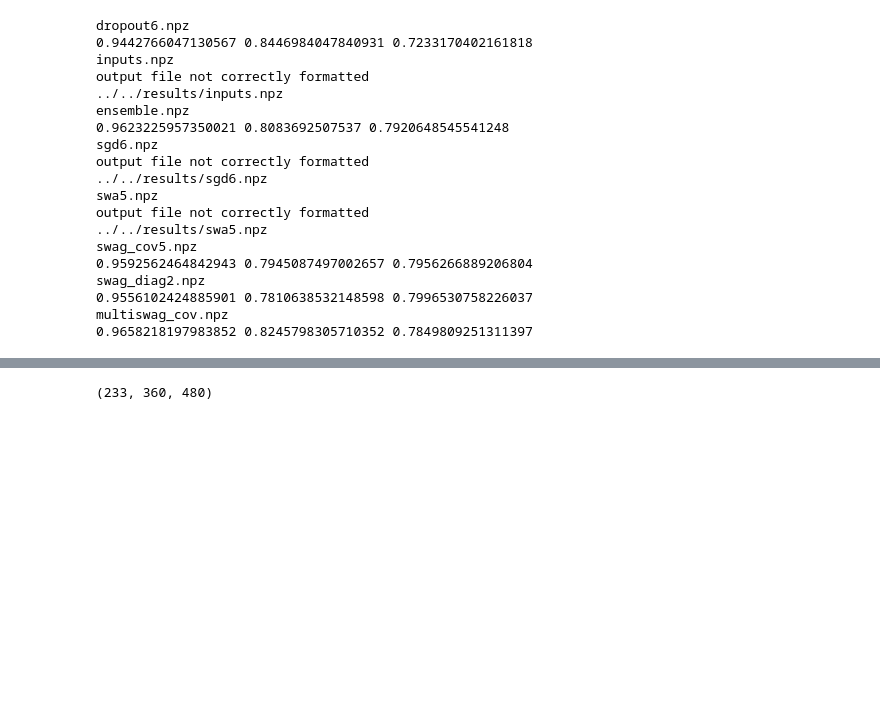
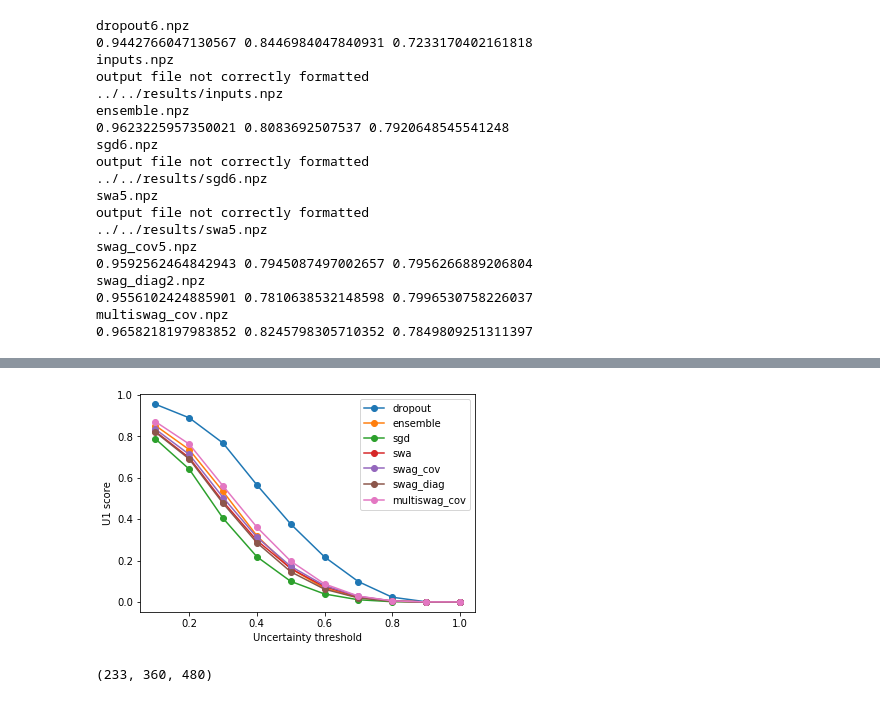
Before and after one commit to QianqianF/BayesSegmentation, a Jupyter notebook: experiments/segmentation/uncertainty_result.ipynb, the cells around one changed output, grey strips where cells are left out. Drawn from its saved outputs; the diff is of its cells as text; code cells hidden in the pictures; blank space fills up the shorter version.

```diff
--- a/experiments/segmentation/uncertainty_result.ipynb
+++ b/experiments/segmentation/uncertainty_result.ipynb
@@ -352 +359,19 @@ plt.show()
+# %%
+%matplotlib inline
+for model in res_dict:
+    if model[-5] in ['6', '5', '2']:
+        label = model[:-5]
+    else:
+        label = model[:-4]
+
+    u1 = 2 * np.multiply(res_dict[model]['cert'][0], res_dict[model]['cert'][1])/(res_dict[model]['cert'][0] + res_dict[model]['cert'][1])
+    plt.plot(np.arange(0,1.1,0.1), u1, label=label, marker='o')
+
+plt.xlabel('Uncertainty threshold')
+plt.ylabel('U1 score')
+plt.legend()
+plt.savefig('figs/u1_cert_threshold.png')
+plt.show()
+# %% [output]
+[figure, added]
 # %%
```
Also changed, not shown: parts of 25 cells of this notebook, 11 other files.
